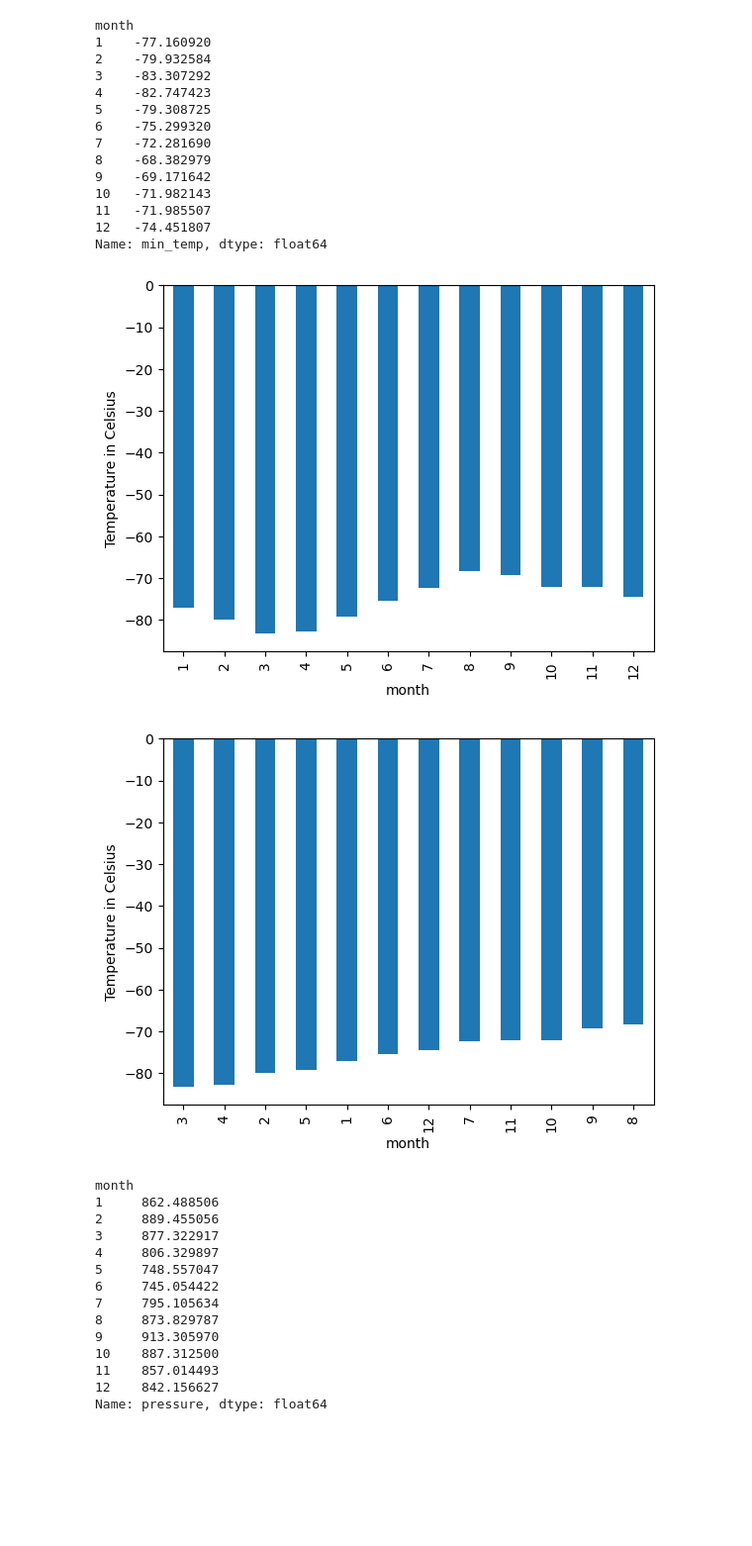
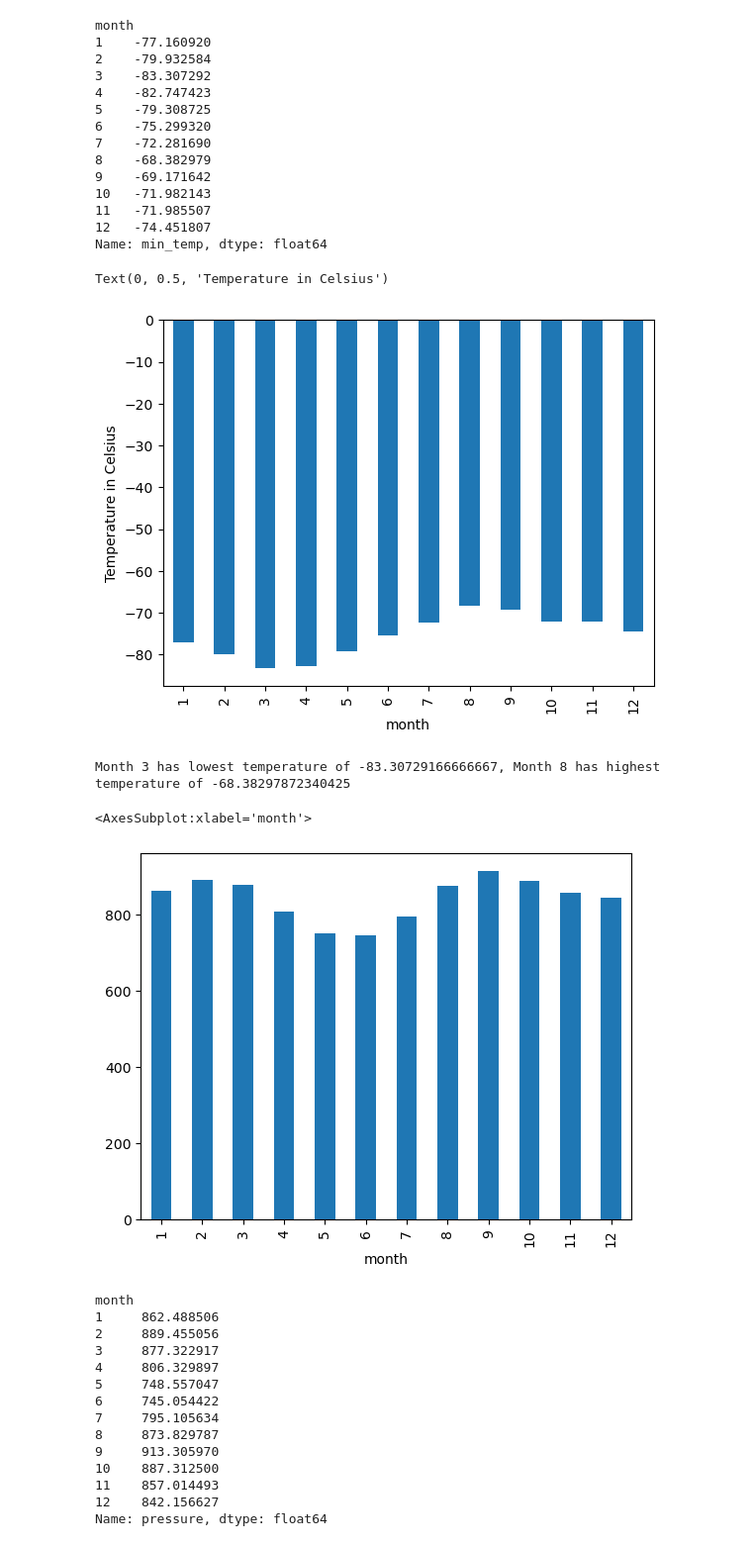
Before and after one commit to chrisc27/splinter-challenge, a Jupyter notebook: part_2_mars_weather.ipynb, the cells around one changed output. Shown at 99% size. Drawn from its saved outputs; the diff is of its cells as text; code cells hidden in the pictures; blank space fills up the shorter version.

```diff
--- a/part_2_mars_weather.ipynb
+++ b/part_2_mars_weather.ipynb
@@ -201,11 +192,23 @@ month
 Name: min_temp, dtype: float64
 # %%
 # Plot the average temperature by month
+p1 = df3.plot(kind='bar')
+p1.set_ylabel("Temperature in Celsius")
 # %% [output]
+Text(0, 0.5, 'Temperature in Celsius')
 [figure]
 # %%
 # Identify the coldest and hottest months in Curiosity's location
+lowest = df3.min()
+highest = df3.max()
+print(f"Month 3 has lowest temperature of {lowest}, Month 8 has highest temperature of {highest}")
 # %% [output]
-[figure, removed]
+Month 3 has lowest temperature of -83.30729166666667, Month 8 has highest temperature of -68.38297872340425
+# %%
+df4 = df2['pressure'].mean()
+df4.plot(kind='bar')
+# %% [output]
+<AxesSubplot:xlabel='month'>
+[figure, added]
 # %%
 # 4. Average pressure by Martian month
```
Also changed, not shown: parts of 20 cells of this notebook, 1 other file.
